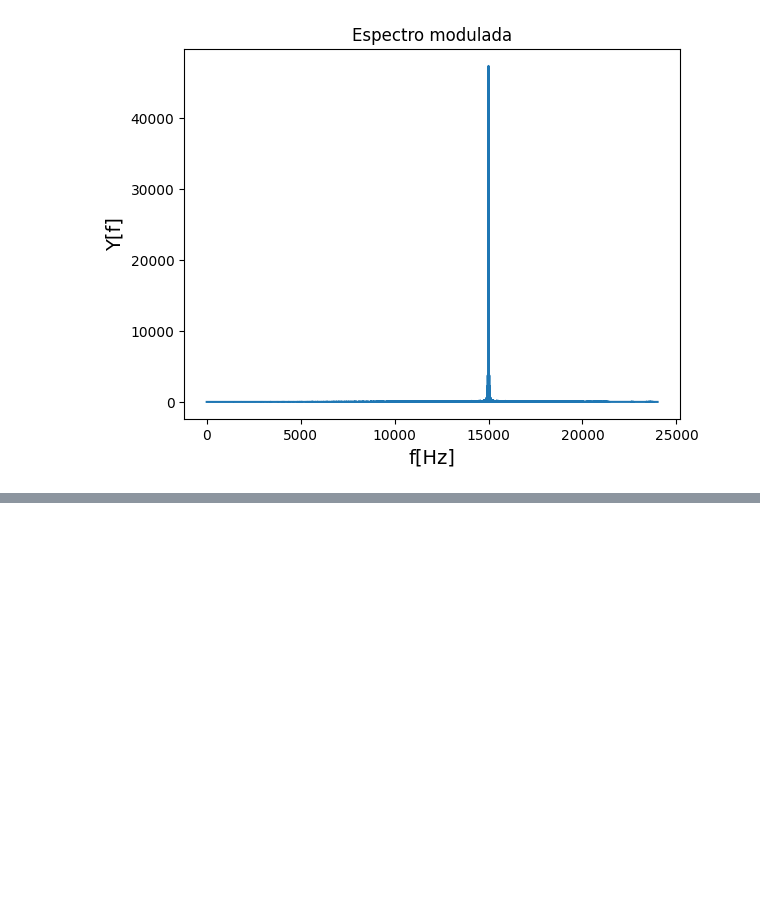
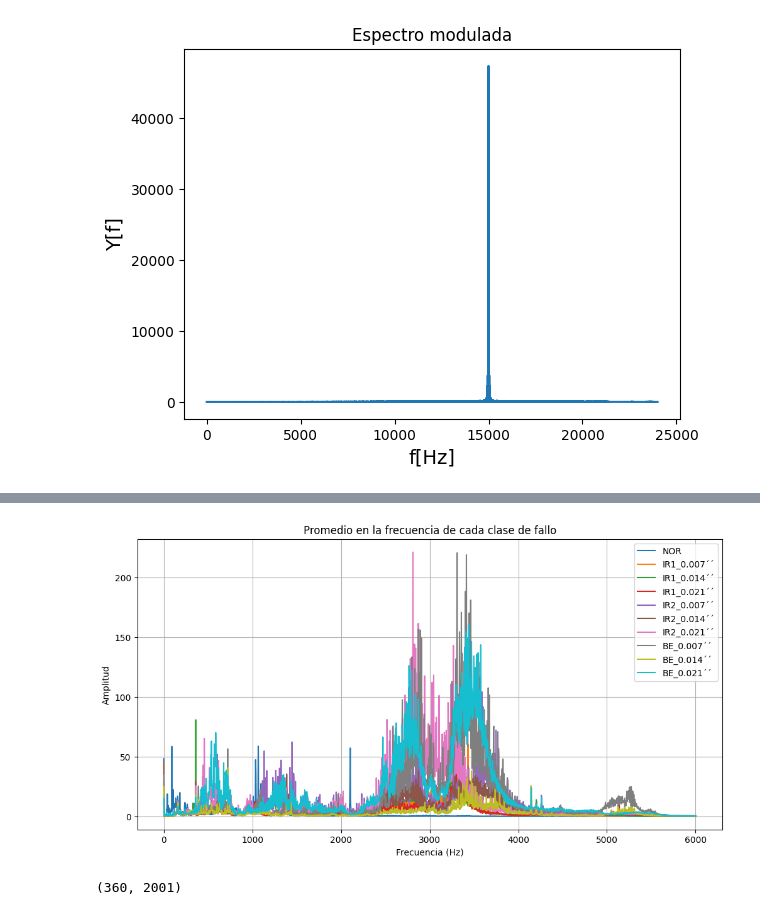
Before and after one commit to diegochaux/PARCIAL2, a Jupyter notebook: Parcial_2.ipynb, the cells around one changed output, grey strips where cells are left out. Saved outputs shown, nothing was run; the diff lists cells and outputs as text; code cells hidden in the pictures; blank space fills up the shorter version.

```diff
--- a/Parcial_2.ipynb
+++ b/Parcial_2.ipynb
@@ -278,0 +404,28 @@ plt.show()
+# %%
+# Calcular el promedio en la frecuencia para cada clase
+promedios_frecuencia = []
+
+for clase in np.unique(Ytrain):
+    espectros = Xw[Ytrain == clase]
+    promedio_espectro = np.mean(espectros, axis=0)
+    promedios_frecuencia.append(promedio_espectro)
+
+# Graficar el promedio en la frecuencia de cada clase
+plt.figure(figsize=(12, 6))
+for i, promedio_espectro in enumerate(promedios_frecuencia):
+    plt.plot(vf, promedio_espectro, label=labels_[i])
+
+plt.title("Promedio en la frecuencia de cada clase de fallo")
+plt.xlabel("Frecuencia (Hz)")
+plt.ylabel("Amplitud")
+plt.legend()
+plt.grid(True)
+plt.show()
+# %% [output]
+[figure, added]
+# %%
+vftest = np.fft.rfftfreq(Xtest.shape[1],1/Fs) #freq vector
+Xwtest = (abs(np.fft.rfft(Xtest))) # FFT
+Xwtest.shape
+# %% [output]
+(360, 2001)
```
Also changed, not shown: parts of 17 cells of this notebook.
